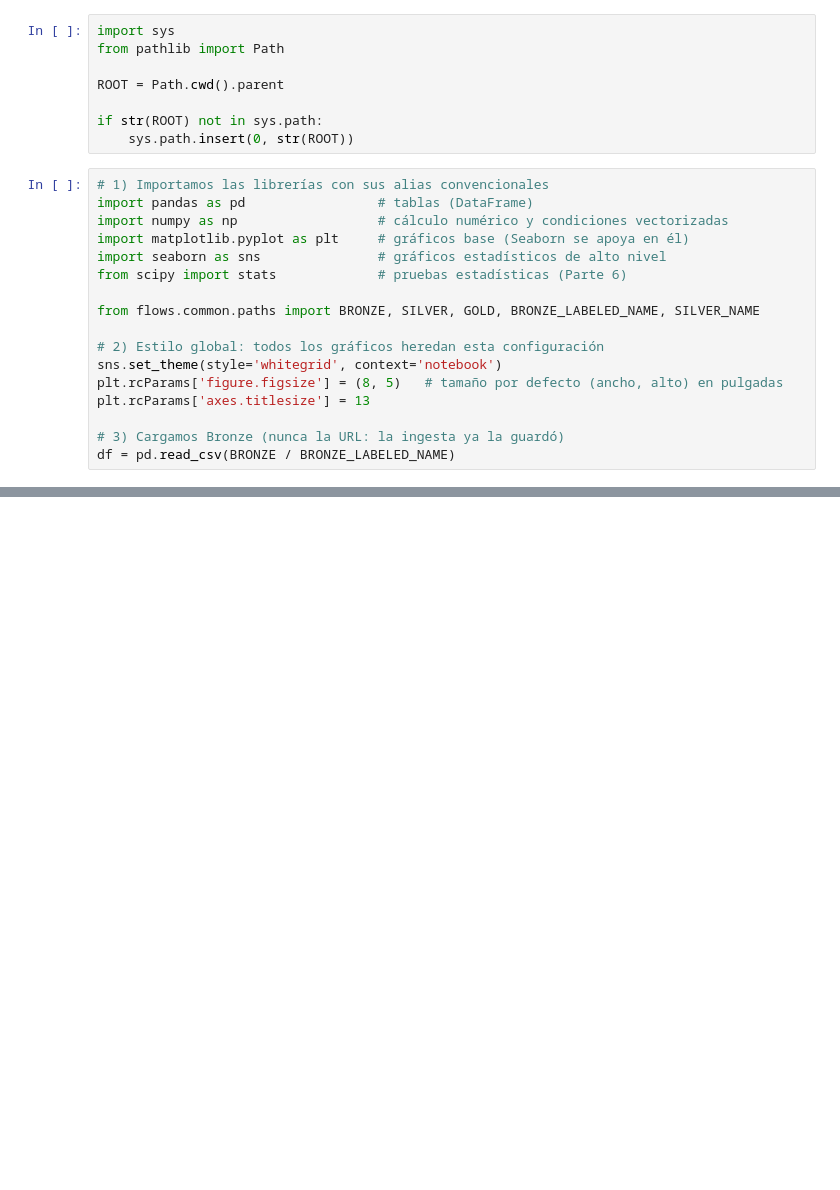
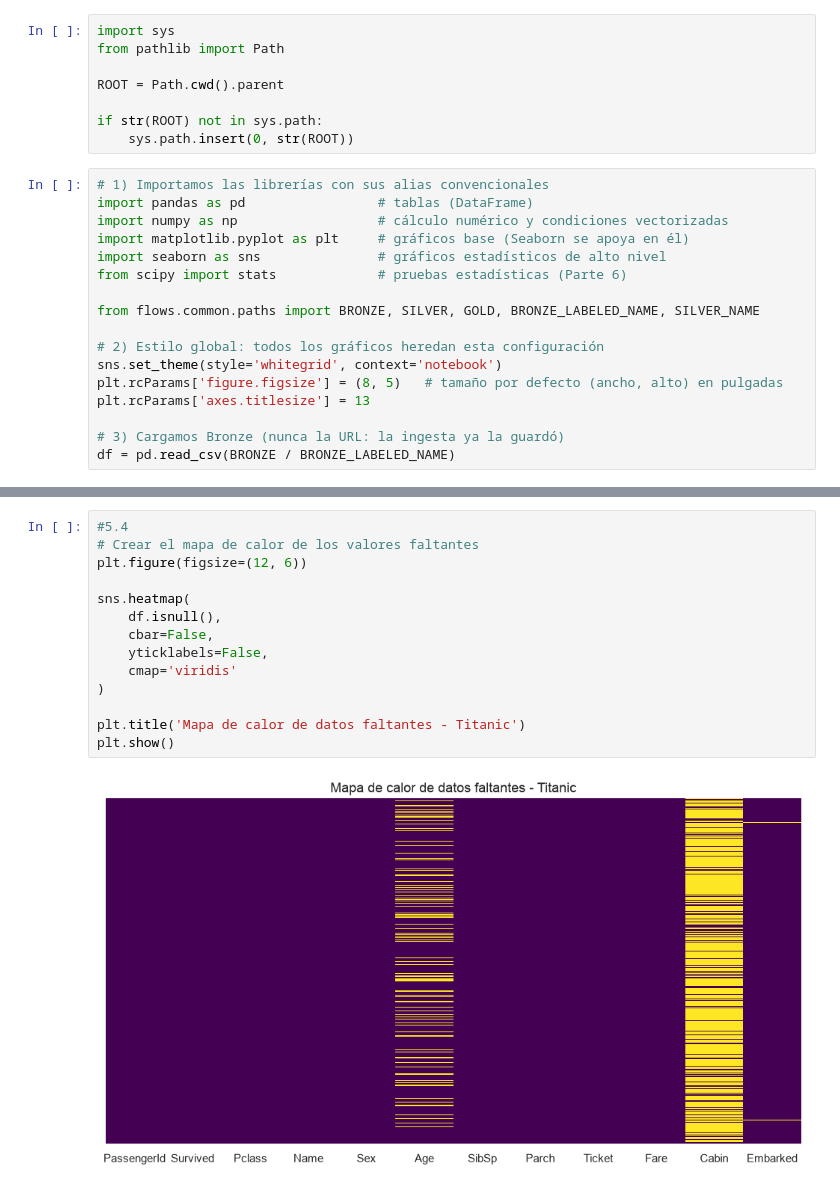
Before and after one commit to BetoVinasco/proyecto_ciencia_datos, a Jupyter notebook: notebooks/02_exploracion.ipynb, the cells around one changed output, grey strips where cells are left out. Drawn from its saved outputs; the diff is of its cells as text; blank space fills up the shorter version.

```diff
--- a/notebooks/02_exploracion.ipynb
+++ b/notebooks/02_exploracion.ipynb
@@ -39,0 +183,16 @@ df.head(10)
+# %%
+#5.4
+# Crear el mapa de calor de los valores faltantes
+plt.figure(figsize=(12, 6))
+
+sns.heatmap(
+    df.isnull(),
+    cbar=False,
+    yticklabels=False,
+    cmap='viridis'
+)
+
+plt.title('Mapa de calor de datos faltantes - Titanic')
+plt.show()
+# %% [output]
+[figure, added]
```
Also changed, not shown: parts of 8 cells of this notebook, 1 other file.
